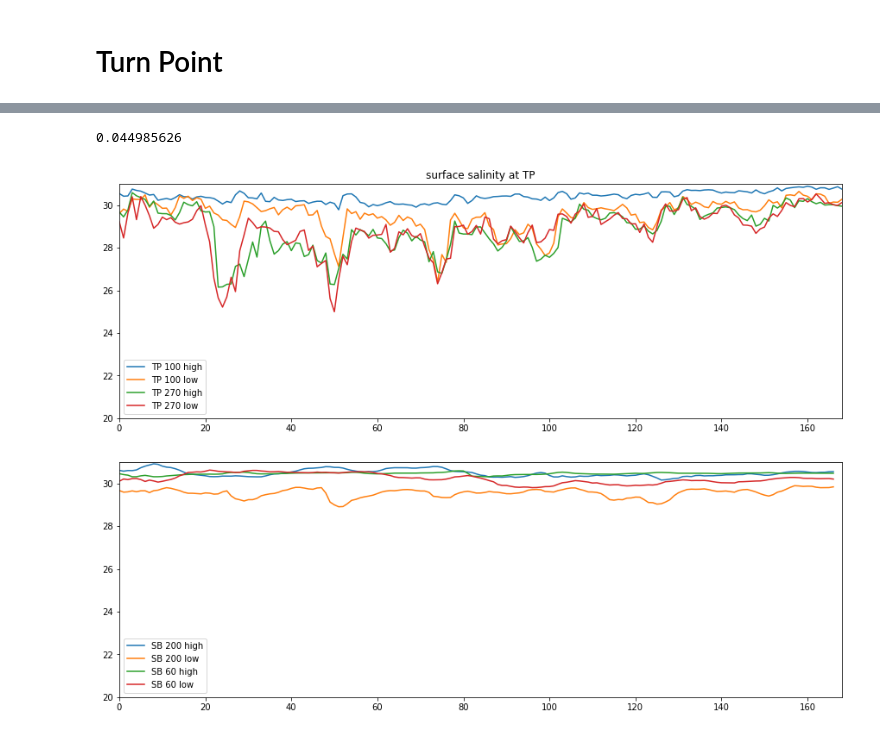
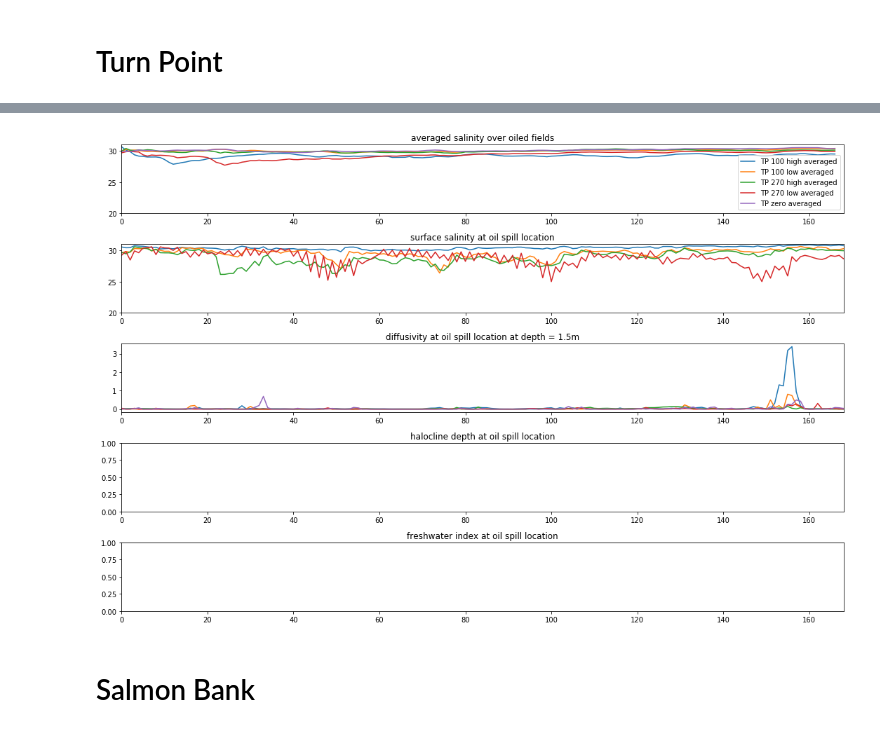
Before and after one commit to SalishSeaCast/analysis-vicky, a Jupyter notebook: notebooks/SixteenRuns.ipynb, the cells around one changed output, grey strips where cells are left out. Saved outputs shown, nothing was run; the diff lists cells and outputs as text; code cells hidden in the pictures.

Commit message:
add diffusivity for other locations

```diff
--- a/notebooks/SixteenRuns.ipynb
+++ b/notebooks/SixteenRuns.ipynb
@@ -306,9 +295,11 @@ TPs0 = np.array([])
 TPs1 = np.array([])
 TPs2 = np.array([])
 TPs3 = np.array([])
+TPs4 = np.array([])
 
 for key in list(SOG350hight['Results']['salinity'].keys()):
     TPs0 = np.append(TPs0, TP350hight['Results']['salinity'][key][-1, 249, 342])
     TPs1 = np.append(TPs1, TP350lowt['Results']['salinity'][key][-1, 249, 342])
     TPs2 = np.append(TPs2, TP150hight['Results']['salinity'][key][-1, 249, 342])
     TPs3 = np.append(TPs3, TP150lowt['Results']['salinity'][key][-1, 249, 342])
+    TPs3 = np.append(TPs3, zerot['Results']['salinity'][key][-1, 249, 342])
@@ -327,30 +306,53 @@ TP150hight['Results']['Diffusivity']['Diffusivity_00001'][-2, 249, 342]
-# %%
-TP150lowt['Results']['Diffusivity']['Diffusivity_00001'][-2, 249, 342]
-# %% [output]
-0.044985626
-# %%
-fig, ax = plt.subplots(figsize = (15,5))
-ax.plot(TPs0, label = 'TP 100 high')
-ax.plot(TPs1, label = 'TP 100 low')
-ax.plot(TPs2, label = 'TP 270 high')
-ax.plot(TPs3, label = 'TP 270 low')
-ax.set_title('surface salinity at TP')
-ax.set_xlim(0,168)
-ax.set_ylim(20,31)
-ax.legend();
-# %% [output]
-[figure, removed]
-# %%
-fig, ax = plt.subplots(figsize = (15,5))
-ax.plot(SB350highsal, label = 'SB 200 high')
-ax.plot(SB350lowsal, label = 'SB 200 low')
-ax.plot(SB150highsal, label = 'SB 60 high')
-ax.plot(SB150lowsal, label = 'SB 60 low')
-ax.set_xlim(0,168)
-ax.set_ylim(20,31)
-ax.legend();
-# %% [output]
-[figure, removed]
+# %%
+TPd0 = np.array([])
+TPd1 = np.array([])
+TPd2 = np.array([])
+TPd3 = np.array([])
+TPd4 = np.array([])
+
+for key in list(SOG350hight['Results']['Diffusivity'].keys()):
+    TPd0 = np.append(TPd0, TP350hight['Results']['Diffusivity'][key][-2, 249, 342])
+    TPd1 = np.append(TPd1, TP350lowt['Results']['Diffusivity'][key][-2, 249, 342])
+    TPd2 = np.append(TPd2, TP150hight['Results']['Diffusivity'][key][-2, 249, 342])
+    TPd3 = np.append(TPd3, TP150lowt['Results']['Diffusivity'][key][-2, 249, 342])
+    TPd4 = np.append(TPd4, zerot['Results']['Diffusivity'][key][-2, 249, 342])
+# %%
+fig, ax = plt.subplots(5, 1, figsize = (15,10))
+ax[0].plot(TP350highsal, label = 'TP 100 high averaged')
+ax[0].plot(TP350lowsal, label = 'TP 100 low averaged')
+ax[0].plot(TP150highsal, label = 'TP 270 high averaged')
+ax[0].plot(TP150lowsal, label = 'TP 270 low averaged')
+ax[0].plot(TPzerosal, label = 'TP zero averaged')
+ax[0].legend()
+ax[0].set_title('averaged salinity over oiled fields')
+ax[0].set_ylim(20,31);
+
+ax[1].plot(TPs0, label = 'SOG 350 high')
+ax[1].plot(TPs1,label = 'SOG 350 low')
+ax[1].plot(TPs2,  label = 'SOG 150 high')
+ax[1].plot(TPs3, label = 'SOG 150 low')
+ax[1].plot(TPs4, label = 'SOG zero')
+ax[1].set_title('surface salinity at oil spill location')
+ax[1].set_ylim(20,31);
+
+ax[2].plot(TPd0, label = 'SOG 350 high')
+ax[2].plot(TPd1,label = 'SOG 350 low')
+ax[2].plot(TPd2,  label = 'SOG 150 high')
+ax[2].plot(TPd3, label = 'SOG 150 low')
+ax[2].plot(TPd4, label = 'SOG zero')
+ax[2].set_title('diffusivity at oil spill location at depth = 1.5m')
+
+ax[3].set_title('halocline depth at oil spill location')
+
+ax[4].set_title('freshwater index at oil spill location')
+
+for a in ax:
+    a.set_xlim(0,168)
+plt.tight_layout()
+# %% [output]
+[figure, added]
+# %% [markdown]
+# Salmon Bank
 # %%
 SBs0 = np.array([])
 SBs1 = np.array([])
```
Also changed, not shown: parts of 20 cells of this notebook.
